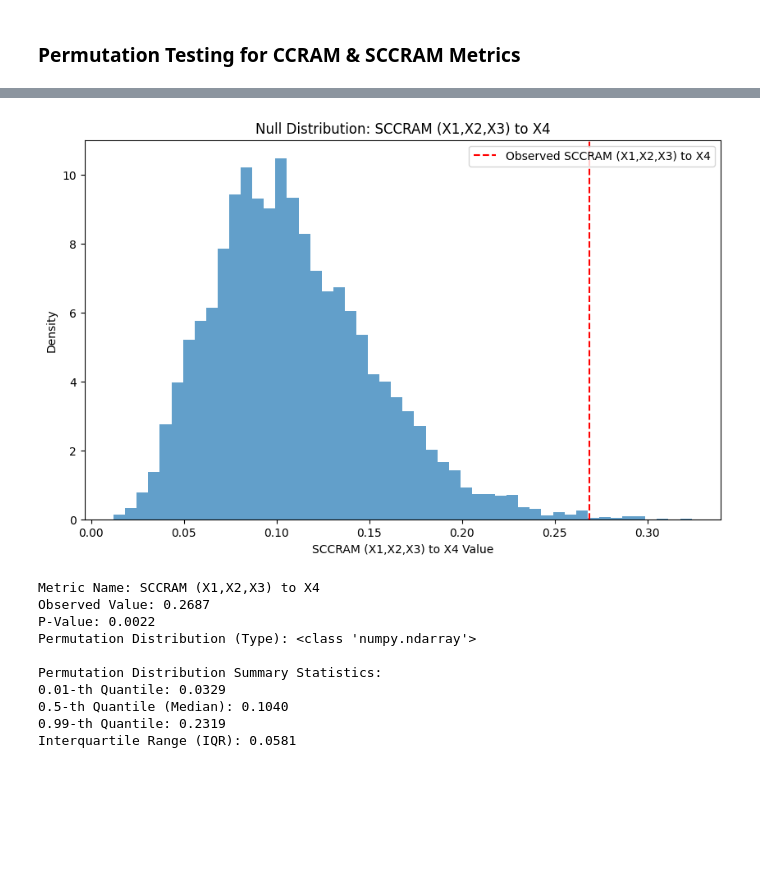
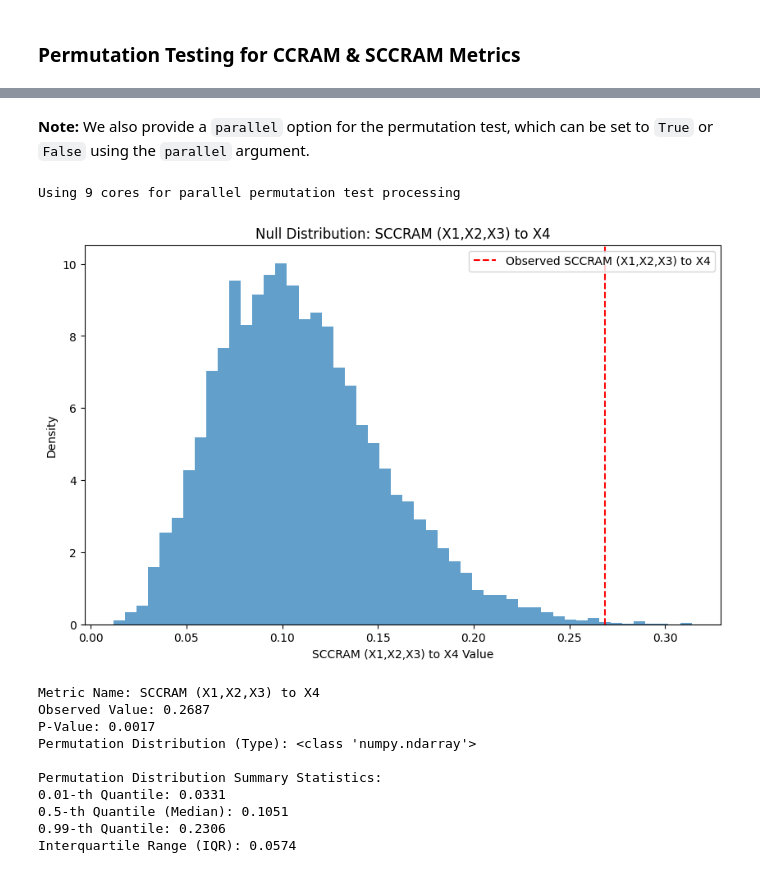
Before and after one commit to DhyeyMavani2003/ccrvam, a Jupyter notebook: examples/jupyter/02_StatSim_Generic_Bootstrapping_and_Permutation_Tests_Usage_Demonstration.ipynb, the cells around one changed output, grey strips where cells are left out. Drawn from its saved outputs; the diff is of its cells as text; code cells hidden in the pictures; blank space fills up the shorter version.

```diff
--- a/examples/jupyter/02_StatSim_Generic_Bootstrapping_and_Permutation_Tests_Usage_Demonstration.ipynb
+++ b/examples/jupyter/02_StatSim_Generic_Bootstrapping_and_Permutation_Tests_Usage_Demonstration.ipynb
@@ -707,14 +710,18 @@ Interquartile Range (IQR): 0.0553
+# %% [markdown]
+**Note:** We also provide a `parallel` option for the permutation test, which can be set to `True` or `False` using the `parallel` argument.
 # %%
 rda_scaled_perm_result = permutation_test_ccram(
     rda_contingency_table,
     predictors=[1, 2, 3],
     response=4,
     scaled=True,
     alternative='greater',
-    n_resamples=9999
+    n_resamples=9999,
+    parallel=True
 )
 # %% [output]
+Using 9 cores for parallel permutation test processing
-[figure, old version]
+[figure, new version]
 # %%
 print(f"Metric Name: {rda_scaled_perm_result.metric_name}")
 print(f"Observed Value: {rda_scaled_perm_result.observed_value:.4f}")
@@ -740,11 +747,11 @@ print(f"Interquartile Range (IQR): {iqr:.4f}")
 # %% [output]
 Metric Name: SCCRAM (X1,X2,X3) to X4
 Observed Value: 0.2687
-P-Value: 0.0022
+P-Value: 0.0017
 Permutation Distribution (Type): <class 'numpy.ndarray'>
 
 Permutation Distribution Summary Statistics:
-0.01-th Quantile: 0.0329
-0.5-th Quantile (Median): 0.1040
-0.99-th Quantile: 0.2319
-Interquartile Range (IQR): 0.0581
+0.01-th Quantile: 0.0331
+0.5-th Quantile (Median): 0.1051
+0.99-th Quantile: 0.2306
+Interquartile Range (IQR): 0.0574
```
Also changed, not shown: parts of 21 cells of this notebook, 3 other files.
